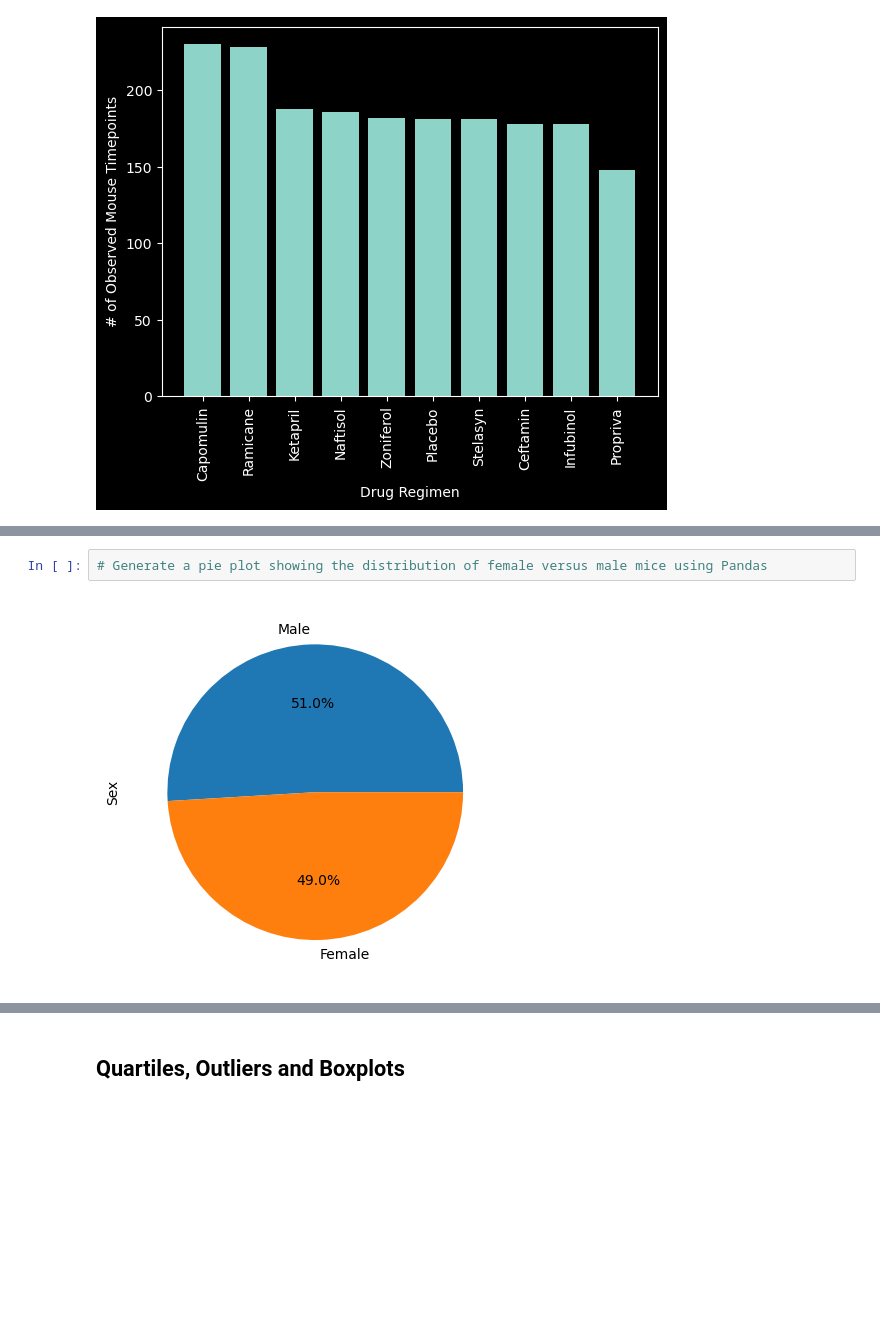
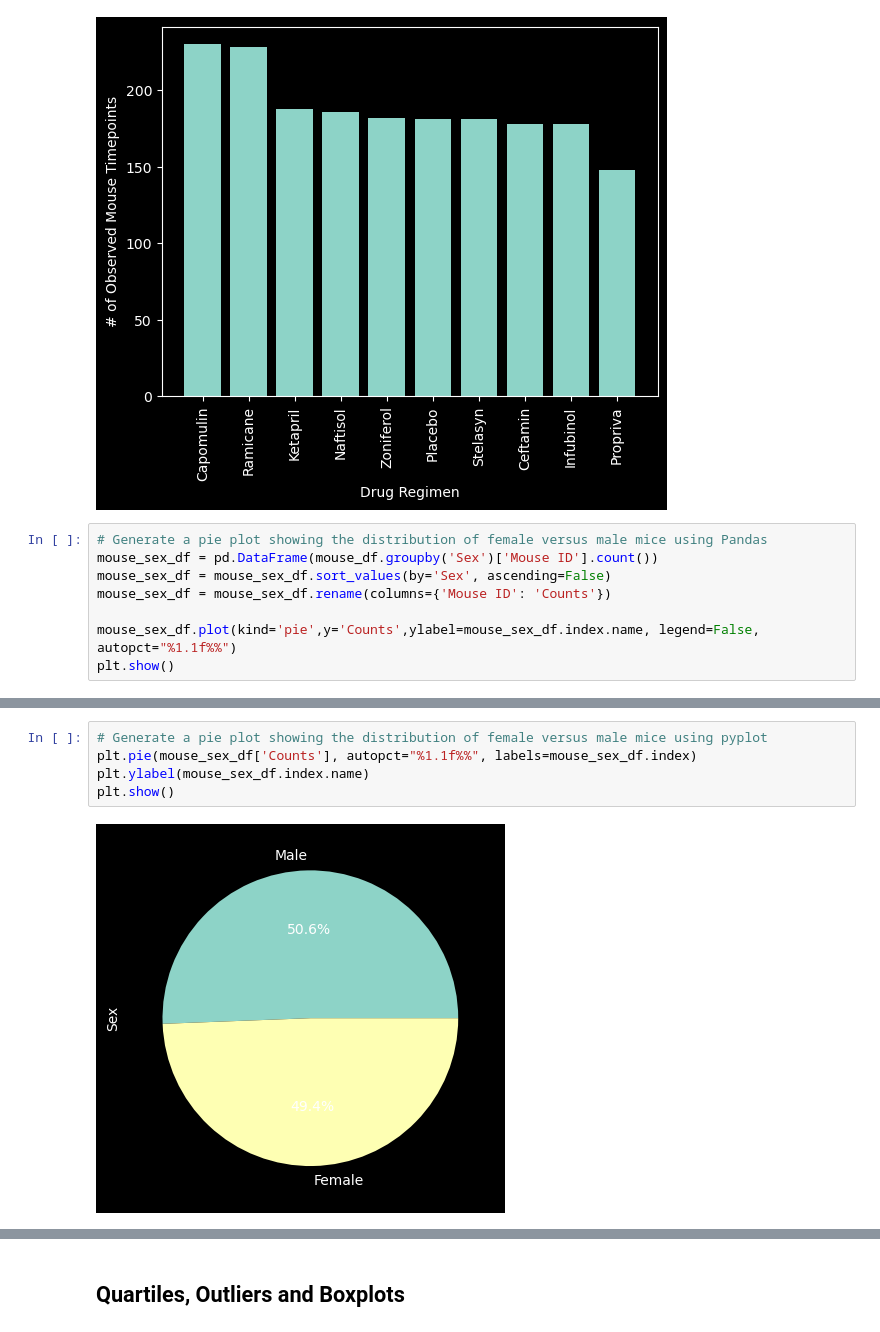
Before and after one commit to horsewell/matlibplot-challenge, a Jupyter notebook: Pymaceuticals/pymaceuticals_starter.ipynb, the cells around one changed output, grey strips where cells are left out. Cells and saved outputs as stored; diff of their text form; blank space fills up the shorter version.

Commit message:
Update pymaceuticals_starter.ipynb
* Pie Charts

```diff
--- a/Pymaceuticals/pymaceuticals_starter.ipynb
+++ b/Pymaceuticals/pymaceuticals_starter.ipynb
@@ -150,3 +150,11 @@ plt.xlabel('Drug Regimen')
 plt.show()
 # %% [output]
 [figure]
+# %%
+# Generate a pie plot showing the distribution of female versus male mice using Pandas
+mouse_sex_df = pd.DataFrame(mouse_df.groupby('Sex')['Mouse ID'].count())
+mouse_sex_df = mouse_sex_df.sort_values(by='Sex', ascending=False)
+mouse_sex_df = mouse_sex_df.rename(columns={'Mouse ID': 'Counts'})
+
+mouse_sex_df.plot(kind='pie',y='Counts',ylabel=mouse_sex_df.index.name, legend=False, autopct="%1.1f%%")
+plt.show()
@@ -153,4 +163,7 @@ plt.show()
 # %%
-# Generate a pie plot showing the distribution of female versus male mice using Pandas
+# Generate a pie plot showing the distribution of female versus male mice using pyplot
+plt.pie(mouse_sex_df['Counts'], autopct="%1.1f%%", labels=mouse_sex_df.index)
+plt.ylabel(mouse_sex_df.index.name)
+plt.show()
 # %% [output]
-[figure, old version]
+[figure, new version]
```
Also changed, not shown: parts of 2 cells of this notebook.
